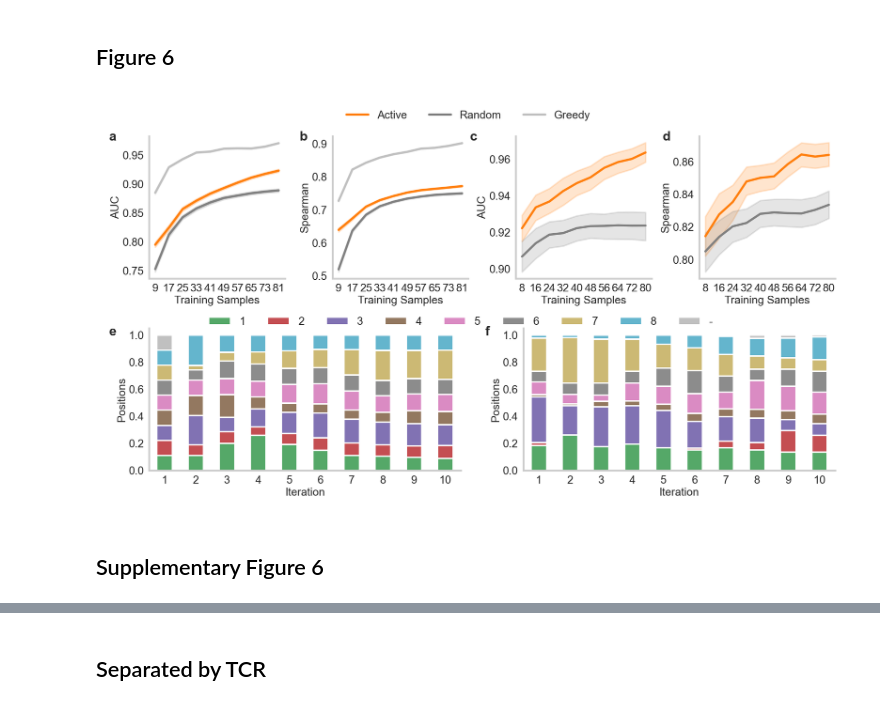
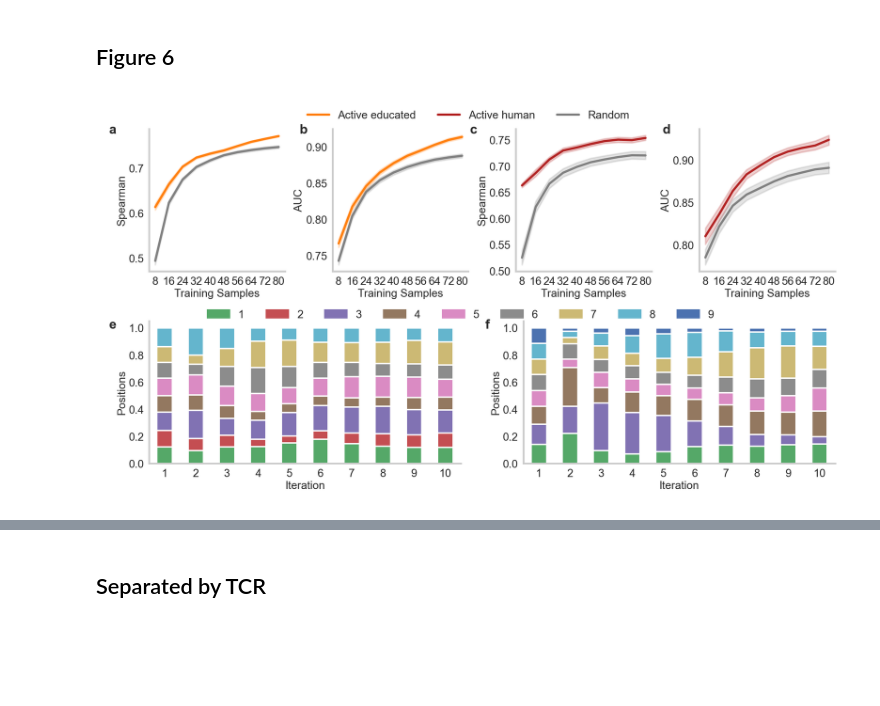
Before and after one commit to SchubertLab/TcrPrediction_MutatedAPLs, a Jupyter notebook: manuscript/figure_6.ipynb, the cells around one changed output, grey strips where cells are left out. Saved outputs shown, nothing was run; the diff lists cells and outputs as text; code cells hidden in the pictures; blank space fills up the shorter version.

```diff
--- a/manuscript/figure_6.ipynb
+++ b/manuscript/figure_6.ipynb
@@ -66,3 +66,7 @@ palette_pos = dict(zip(['-', 1, 2, 3, 4, 5, 6, 7, 8, 9], palette_pos))
+# %%
+palette_active = {'Active educated': palette_tcrs['Educated'],
+                  'Active human': palette_tcrs['Human'],
+                  'Random': color_random}
 # %% [markdown]
 ## Load data
 # %%
@@ -200,7 +204,9 @@ def plot_performance(data, metric, methods, ax=None, xticks=None, legend=False,
 
 
     if legend:
-        ax.legend(['Active', 'Random', 'Greedy'], title=None, bbox_to_anchor=(1, 1.25),
+        legend_elements = [mpl.lines.Line2D([0], [0], label=name, color=color)
+                          for name, color in palette_active.items()]
+        ax.legend(handles=legend_elements, title=None, bbox_to_anchor=(1, 1.2),
                   loc="upper center", ncol=3, frameon=False)
     else:
         ax.get_legend().remove()
@@ -212,7 +218,7 @@ def plot_performance(data, metric, methods, ax=None, xticks=None, legend=False,
     ax.grid(False)
     sb.despine(ax=ax)
 # %%
-def plot_used_apls(df_apl, group='pos', groups=None, title='', ax=None, legend=False, xticks=None):
+def plot_used_apls(df_apl, group='pos', groups=None, title='', ax=None, xticks=None):
     df_tmp = df_apl[[col for col in df_apl.columns if str(col).startswith(group)]]
     df_tmp = df_tmp.apply(lambda x: x.value_counts())
     df_tmp = df_tmp.fillna(0)
@@ -230,11 +236,8 @@ def plot_used_apls(df_apl, group='pos', groups=None, title='', ax=None, legend=F
     ax.set_xticklabels([el//8 for el in xticks], rotation=0)
 
     ax.tick_params(axis='both', which='major', pad=-2)
+    ax.get_legend().remove()
 
-    if not legend:
-        ax.get_legend().remove()
-    else:
-        ax.legend(bbox_to_anchor=(1, 1.15), loc="upper center", ncol=9, frameon=False)
     ax.grid(False)
     sb.despine(ax=ax)
     return df_tmp
@@ -242,18 +245,14 @@ def plot_used_apls(df_apl, group='pos', groups=None, title='', ax=None, legend=F
 def plot_legend(ax):
     legend_elements = [mpl.patches.Patch(facecolor=color, edgecolor=color, label=name)
                       for name, color in palette_pos.items()]
-    ax.legend(handles=legend_elements, ncol=1, loc='right', title='Position')
-    ax.grid(False)
-    sb.despine(ax=ax, bottom=True, left=True)
-    ax.set_xticklabels([])
-    ax.set_yticklabels([])
+    ax.legend(handles=legend_elements, ncol=9, loc='upper center', bbox_to_anchor=(1, 1.15), frameon=False)
 # %% [markdown]
 ## Figure 6
 # %%
 # auc within mice     spr across mice
 #      APLs               APLs
 # active - greedy     active - greedy
-
+set_font_size(6)
 fig = plt.figure(figsize=(TEXTWIDTH, TEXTWIDTH * 0.5), dpi=DPI)
 gridspecs = {}
 axes = {}
@@ -280,42 +279,42 @@ gridspecs['gs5-6'] = mpl.gridspec.GridSpecFromSubplotSpec(
     height_ratios=[1],
     hspace=0.45,
     width_ratios=[1, 1],
 )
 
 axes['ax_1'] = fig.add_subplot(gridspecs['gs1-4'][0])
 axes['ax_2'] = fig.add_subplot(gridspecs['gs1-4'][1])
 axes['ax_3'] = fig.add_subplot(gridspecs['gs1-4'][2])
 axes['ax_4'] = fig.add_subplot(gridspecs['gs1-4'][3])
 
 axes['ax_5'] = fig.add_subplot(gridspecs['gs5-6'][0])
 axes['ax_6'] = fig.add_subplot(gridspecs['gs5-6'][1])
 
 groups = [0] + [i//8 for i in range(79)]
-xticks = [9+8*i for i in range(10)]
-plot_performance(results_within_mice, 'auc', ['Active', 'Random', 'Greedy_auc'], ax=axes['ax_1'], xticks=xticks)
-plot_performance(results_within_mice, 'Spearman', ['Active', 'Random', 'Greedy_spearman'], ax=axes['ax_2'], xticks=xticks,
+xticks = [8+8*i for i in range(10)]
+plot_performance(results_within_mice, 'Spearman', ['Active', 'Random'], ax=axes['ax_1'], xticks=xticks)
+plot_performance(results_within_mice, 'auc', ['Active', 'Random'], ax=axes['ax_2'], xticks=xticks,
                  legend=True)
 
-plot_used_apls(apls_within_mice['Active'], groups=groups,ax=axes['ax_5'], xticks=xticks, title=None, legend=True)
+plot_used_apls(apls_within_mice['Active'], groups=groups,ax=axes['ax_5'], xticks=xticks, title=None)
 
 
-groups = [i//8 for i in range(79)]
-xticks = [8+8*i for i in range(10)]
-plot_performance(results_across_mice, 'auc', ['Active', 'Random'], ax=axes['ax_3'], xticks=xticks)
-plot_performance(results_across_mice, 'Spearman', ['Active', 'Random'], ax=axes['ax_4'], xticks=xticks)
-plot_used_apls(apls_across_mice['Active'], groups=groups, ax=axes['ax_6'], xticks=xticks, title=None)
+plot_performance(results_within_human, 'Spearman', ['Active', 'Random'], ax=axes['ax_3'], xticks=xticks,
+                active_color=color_human)
+plot_performance(results_within_human, 'auc', ['Active', 'Random'], ax=axes['ax_4'], xticks=xticks,
+                active_color=color_human)
+plot_used_apls(apls_within_human['Active'], groups=groups, ax=axes['ax_6'], xticks=xticks, title=None)
 
+
+plot_legend(ax=axes['ax_5'])
 
 fig.text(0.08, 0.87, 'a', size='large', weight='bold')
 fig.text(0.295, 0.87, 'b', size='large', weight='bold')
 fig.text(0.4875, 0.87, 'c', size='large', weight='bold')
 fig.text(0.705, 0.87, 'd', size='large', weight='bold')
 fig.text(0.08, 0.43, 'e', size='large', weight='bold')
 fig.text(0.505, 0.43, 'f', size='large', weight='bold')
 
 fig.tight_layout()
 fig.savefig('figures/manuscript_fig6_active.pdf', dpi=DPI, bbox_inches='tight')
 # %% [output]
-[figure, old version]
+[figure, new version]
-# %% [markdown]
-## Supplementary Figure 6
```
Also changed, not shown: parts of 9 cells of this notebook, 3 other files.
